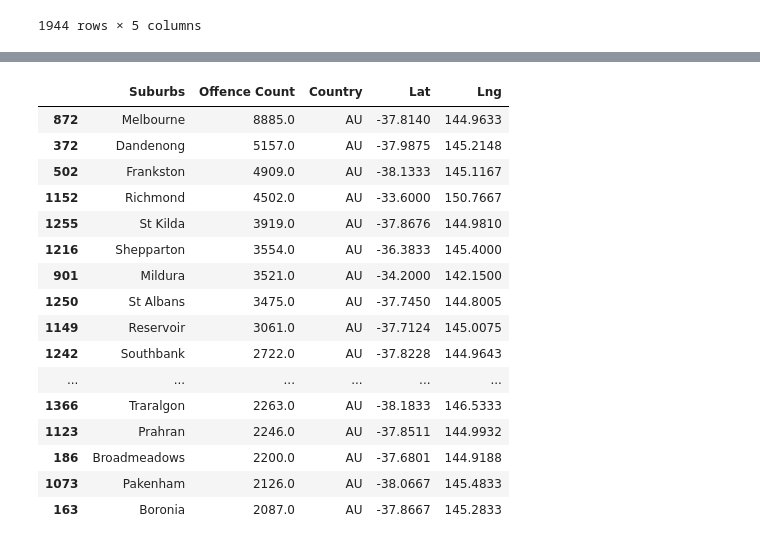
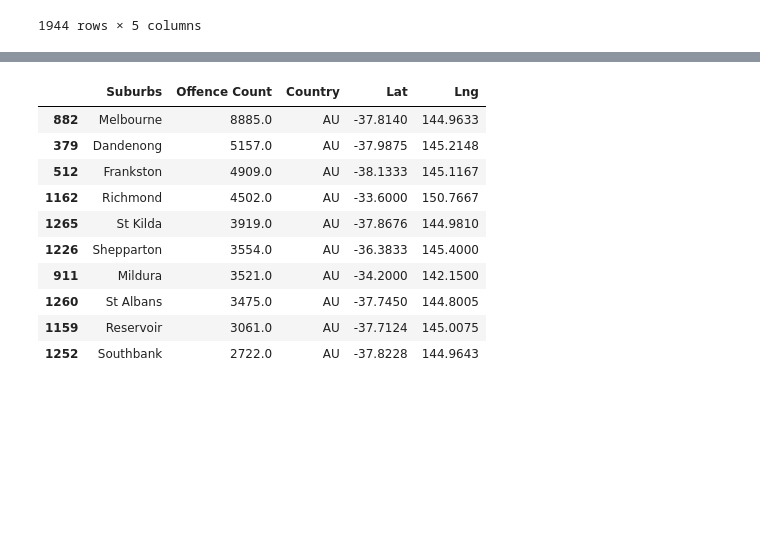
Before and after one commit to amir-motlagh/Project-01, a Jupyter notebook: DrugsAnalysis.ipynb, the cells around one changed output, grey strips where cells are left out. Drawn from its saved outputs; the diff is of its cells as text; code cells hidden in the pictures; blank space fills up the shorter version.

Commit message:
DrugsAnalysis-Updated

```diff
--- a/DrugsAnalysis.ipynb
+++ b/DrugsAnalysis.ipynb
@@ -375,24 +387,19 @@ DrugsOffencePerSuburbs
 # %%
+#Showing the top 10 suburbs with highest drug offence counts
 TopSuburbs_DrugsOffence = DrugsOffencePerSuburbs.sort_values(["Offence Count"], ascending=False)
-TopSuburbs_DrugsOffence.head(20)
+TopSuburbs_DrugsOffence.head(10)
 # %% [output]
 |  | Suburbs | Offence Count | Country | Lat | Lng |
-| 872 | Melbourne | 8885.0 | AU | -37.8140 | 144.9633 |
-| 372 | Dandenong | 5157.0 | AU | -37.9875 | 145.2148 |
-| 502 | Frankston | 4909.0 | AU | -38.1333 | 145.1167 |
-| 1152 | Richmond | 4502.0 | AU | -33.6000 | 150.7667 |
-| 1255 | St Kilda | 3919.0 | AU | -37.8676 | 144.9810 |
-| 1216 | Shepparton | 3554.0 | AU | -36.3833 | 145.4000 |
-| 901 | Mildura | 3521.0 | AU | -34.2000 | 142.1500 |
-| 1250 | St Albans | 3475.0 | AU | -37.7450 | 144.8005 |
-| 1149 | Reservoir | 3061.0 | AU | -37.7124 | 145.0075 |
-| 1242 | Southbank | 2722.0 | AU | -37.8228 | 144.9643 |
-| ... | ... | ... | ... | ... | ... |
-| 1366 | Traralgon | 2263.0 | AU | -38.1833 | 146.5333 |
-| 1123 | Prahran | 2246.0 | AU | -37.8511 | 144.9932 |
-| 186 | Broadmeadows | 2200.0 | AU | -37.6801 | 144.9188 |
-| 1073 | Pakenham | 2126.0 | AU | -38.0667 | 145.4833 |
-| 163 | Boronia | 2087.0 | AU | -37.8667 | 145.2833 |
+| 882 | Melbourne | 8885.0 | AU | -37.8140 | 144.9633 |
+| 379 | Dandenong | 5157.0 | AU | -37.9875 | 145.2148 |
+| 512 | Frankston | 4909.0 | AU | -38.1333 | 145.1167 |
+| 1162 | Richmond | 4502.0 | AU | -33.6000 | 150.7667 |
+| 1265 | St Kilda | 3919.0 | AU | -37.8676 | 144.9810 |
+| 1226 | Shepparton | 3554.0 | AU | -36.3833 | 145.4000 |
+| 911 | Mildura | 3521.0 | AU | -34.2000 | 142.1500 |
+| 1260 | St Albans | 3475.0 | AU | -37.7450 | 144.8005 |
+| 1159 | Reservoir | 3061.0 | AU | -37.7124 | 145.0075 |
+| 1252 | Southbank | 2722.0 | AU | -37.8228 | 144.9643 |
 # %%
 #Plot Heatmap
 locations = TopSuburbs_DrugsOffence[["Lat", "Lng"]].astype(float)
```
Also changed, not shown: parts of 17 cells of this notebook, 1 other file.
